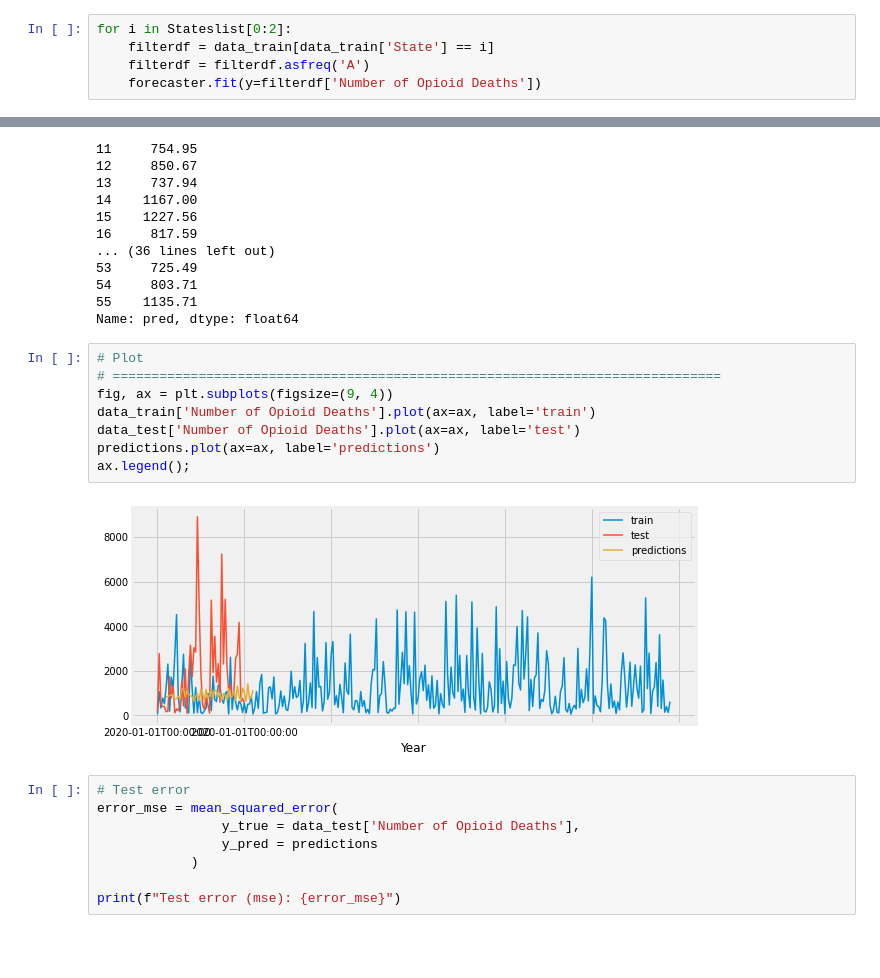
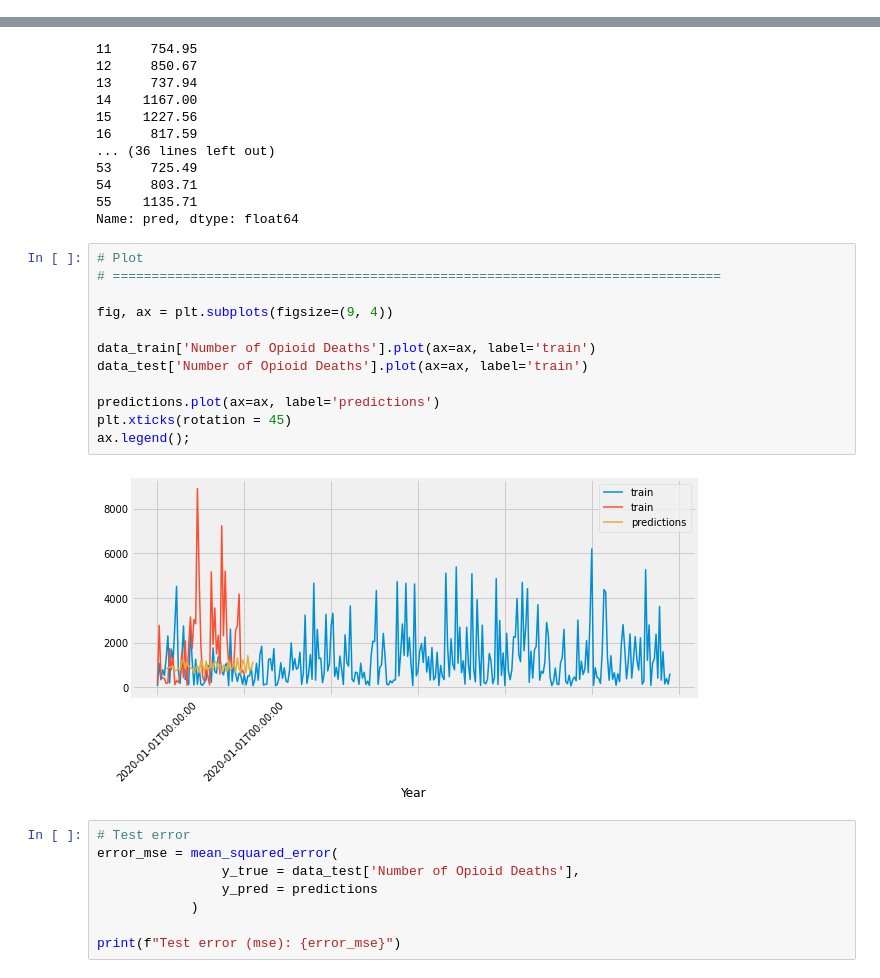
Before and after one commit to JohnWLandeen/Group_Project, a Jupyter notebook: Forecasting_merged_set.ipynb, the cells around one changed output, grey strips where cells are left out. Cells and saved outputs as stored; diff of their text form; blank space fills up the shorter version.

Commit message:
Added plotting function to XGBoost files, Forecasting progress

```diff
--- a/Forecasting_merged_set.ipynb
+++ b/Forecasting_merged_set.ipynb
@@ -189,8 +224,3 @@ Creation date: 2022-11-14 04:22:54
 Last fit date: 2022-11-14 04:22:54
 Skforecast version: 0.5.1
 Python version: 3.10.0
-# %%
-for i in Stateslist[0:2]:
-    filterdf = data_train[data_train['State'] == i]
-    filterdf = filterdf.asfreq('A')
-    forecaster.fit(y=filterdf['Number of Opioid Deaths'])
@@ -253,13 +281,17 @@ Name: pred, dtype: float64
 # %%
 # Plot
 # ==============================================================================
+
 fig, ax = plt.subplots(figsize=(9, 4))
+
 data_train['Number of Opioid Deaths'].plot(ax=ax, label='train')
-data_test['Number of Opioid Deaths'].plot(ax=ax, label='test')
+data_test['Number of Opioid Deaths'].plot(ax=ax, label='train')
+
 predictions.plot(ax=ax, label='predictions')
+plt.xticks(rotation = 45)
 ax.legend();
 # %% [output]
-[figure, old version]
+[figure, new version]
 # %%
 # Test error
 error_mse = mean_squared_error(
```
Also changed, not shown: parts of 17 cells of this notebook, 2 other files.
